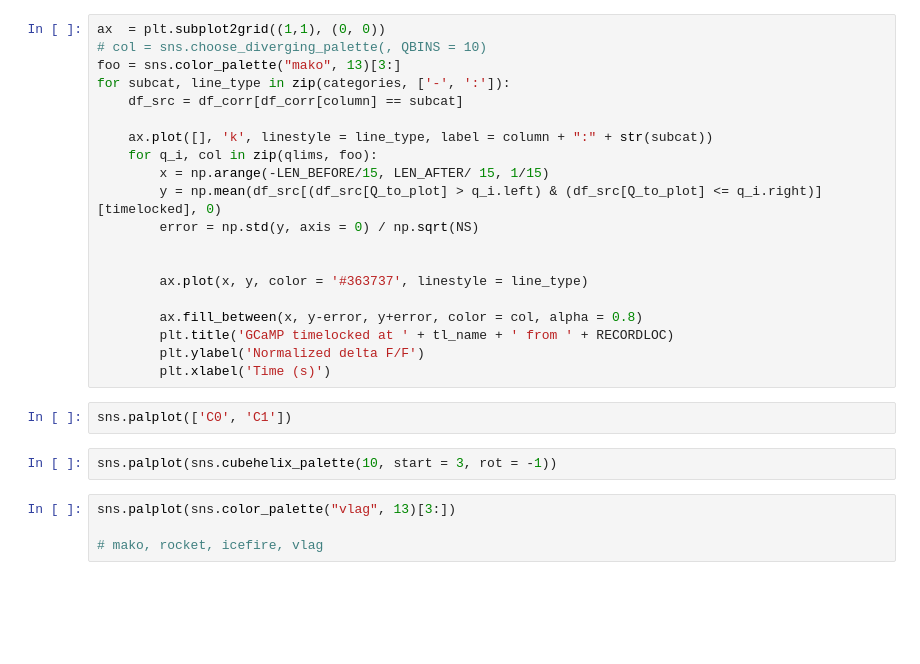
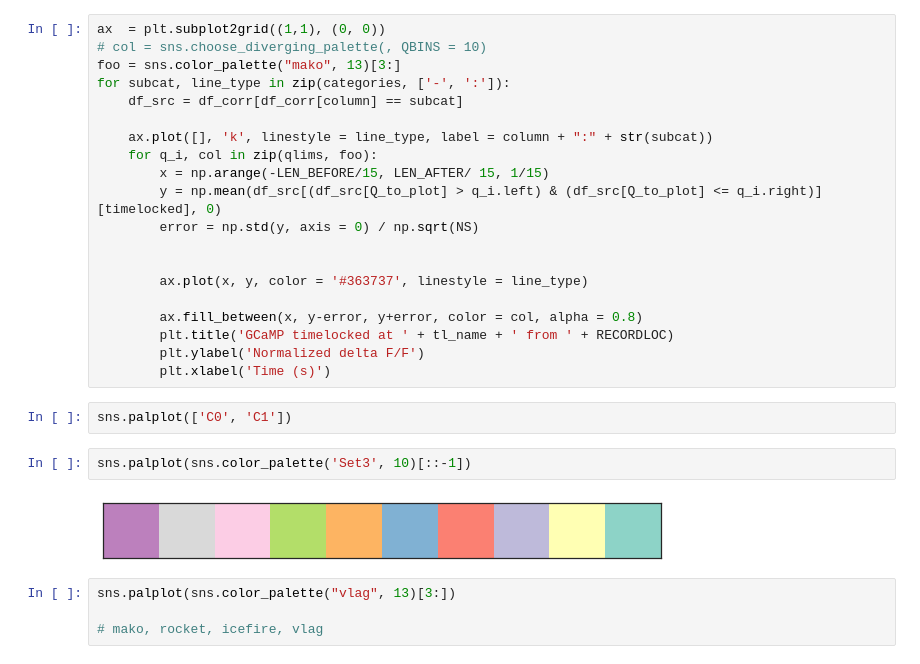
Before and after one commit to rachelstephlee/qlearning, a Jupyter notebook: Paper_V1.ipynb, the cells around one changed output. Cells and saved outputs as stored; diff of their text form; blank space fills up the shorter version.

```diff
--- a/Paper_V1.ipynb
+++ b/Paper_V1.ipynb
@@ -588,7 +867,9 @@ for subcat, line_type in zip(categories, ['-', ':']):
 # %%
 sns.palplot(['C0', 'C1'])
 # %%
-sns.palplot(sns.cubehelix_palette(10, start = 3, rot = -1))
+sns.palplot(sns.color_palette('Set3', 10)[::-1])
+# %% [output]
+[figure, added]
 # %%
 sns.palplot(sns.color_palette("vlag", 13)[3:])
 
```
Also changed, not shown: parts of 26 cells of this notebook.
